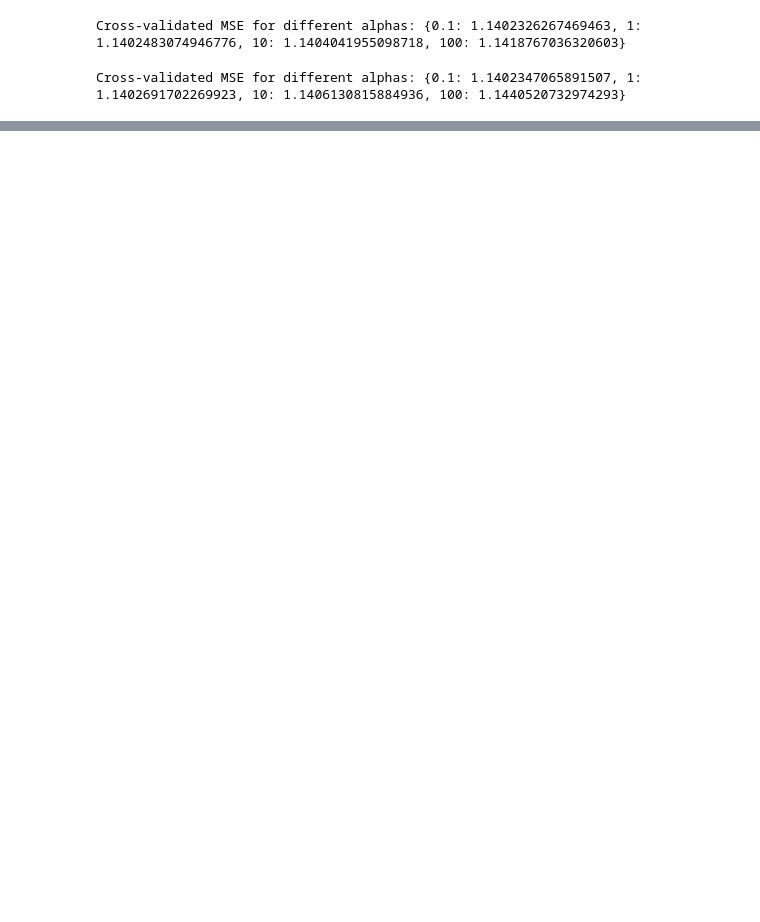
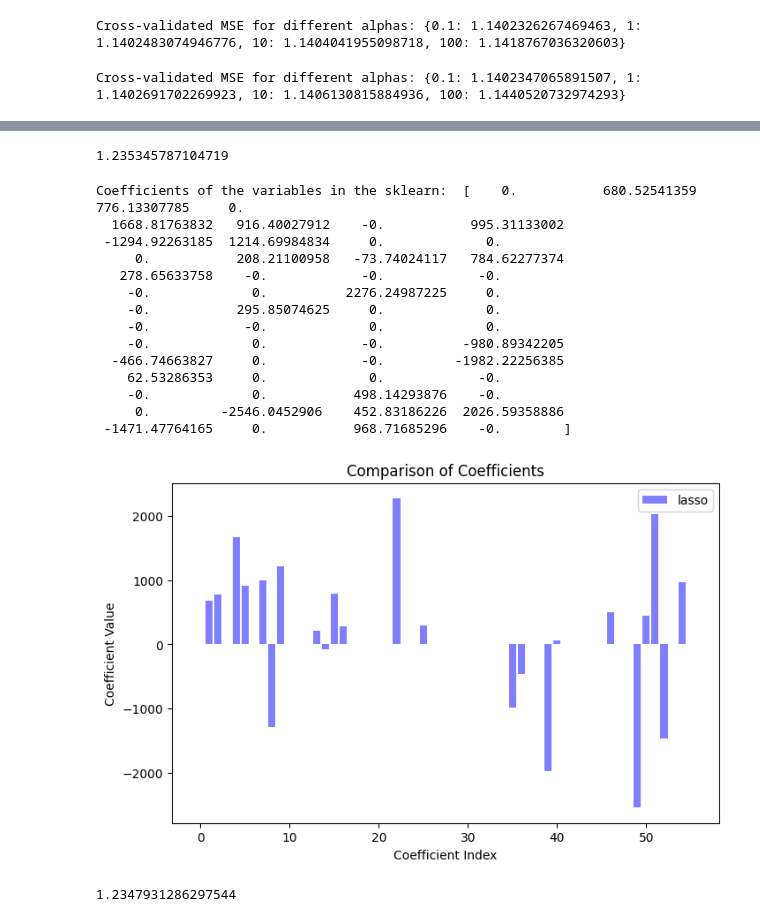
Before and after one commit to farzamasadian/ml-practice, a Jupyter notebook: insurance.ipynb, the cells around one changed output, grey strips where cells are left out. Saved outputs shown, nothing was run; the diff lists cells and outputs as text; code cells hidden in the pictures; blank space fills up the shorter version.

```diff
--- a/insurance.ipynb
+++ b/insurance.ipynb
@@ -333,0 +368,30 @@ Cross-validated MSE for different alphas: {0.1: 1.1402347065891507, 1: 1.1402691
+# %%
+lasso = Lasso(alpha=10)
+lasso.fit(x_train, y_train)
+mean_absolute_percentage_error(y_test, lasso.predict(x_test))
+# %% [output]
+1.235345787104719
+# %%
+visualize_coef(lasso, "lasso", "b")
+# %% [output]
+Coefficients of the variables in the sklearn:  [    0.           680.52541359   776.13307785     0.
+  1668.81763832   916.40027912    -0.           995.31133002
+ -1294.92263185  1214.69984834     0.             0.
+     0.           208.21100958   -73.74024117   784.62277374
+   278.65633758    -0.            -0.            -0.
+    -0.             0.          2276.24987225     0.
+    -0.           295.85074625     0.             0.
+    -0.            -0.             0.             0.
+    -0.             0.            -0.          -980.89342205
+  -466.74663827     0.            -0.         -1982.22256385
+    62.53286353     0.             0.            -0.
+    -0.             0.           498.14293876    -0.
+     0.         -2546.0452906    452.83186226  2026.59358886
+ -1471.47764165     0.           968.71685296    -0.        ]
+[figure, added]
+# %%
+Ridge = Ridge(alpha=10)
+Ridge.fit(x_train, y_train)
+mean_absolute_percentage_error(y_test, Ridge.predict(x_test))
+# %% [output]
+1.2347931286297544
```
Also changed, not shown: parts of 8 cells of this notebook.
